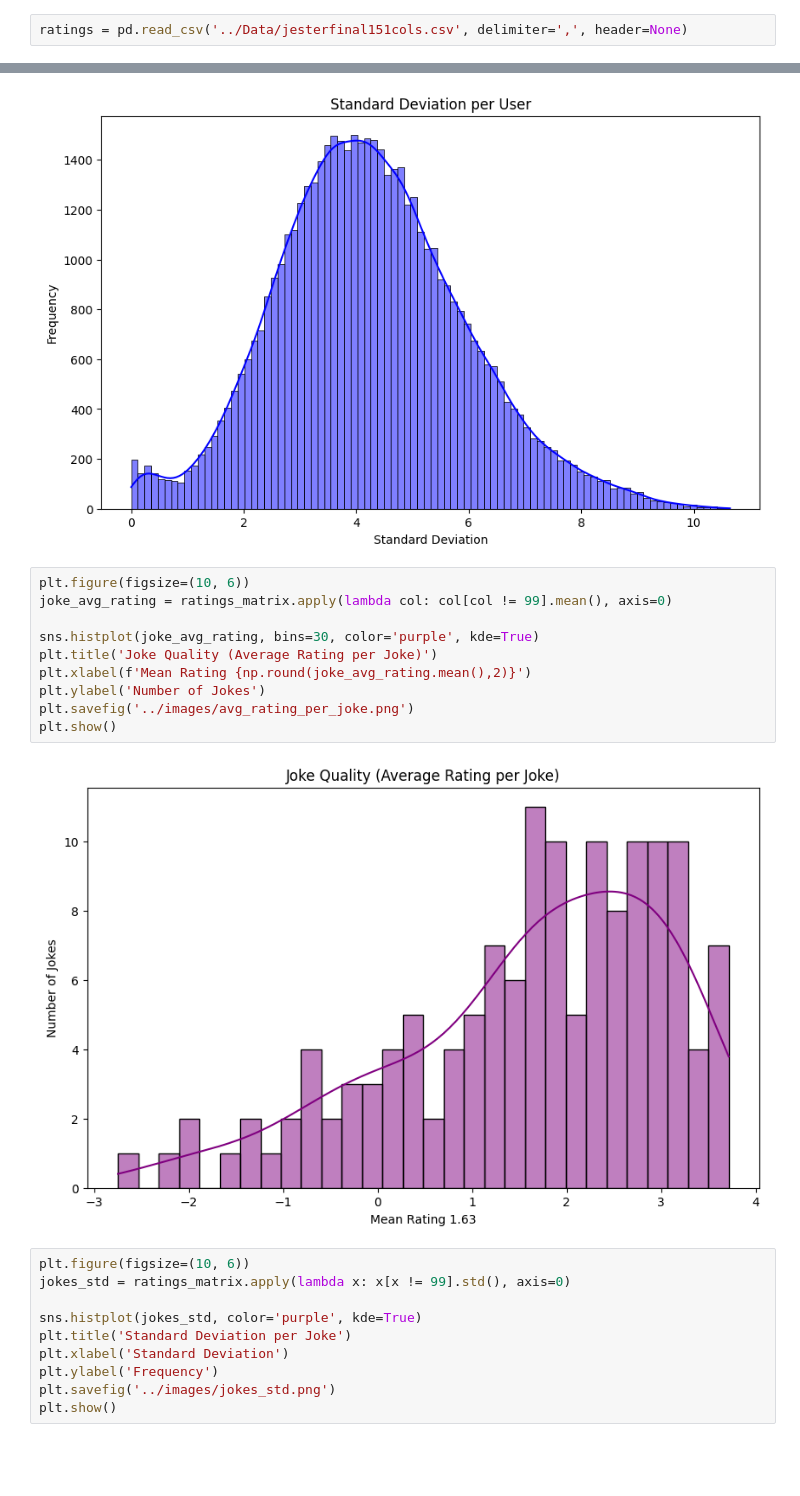
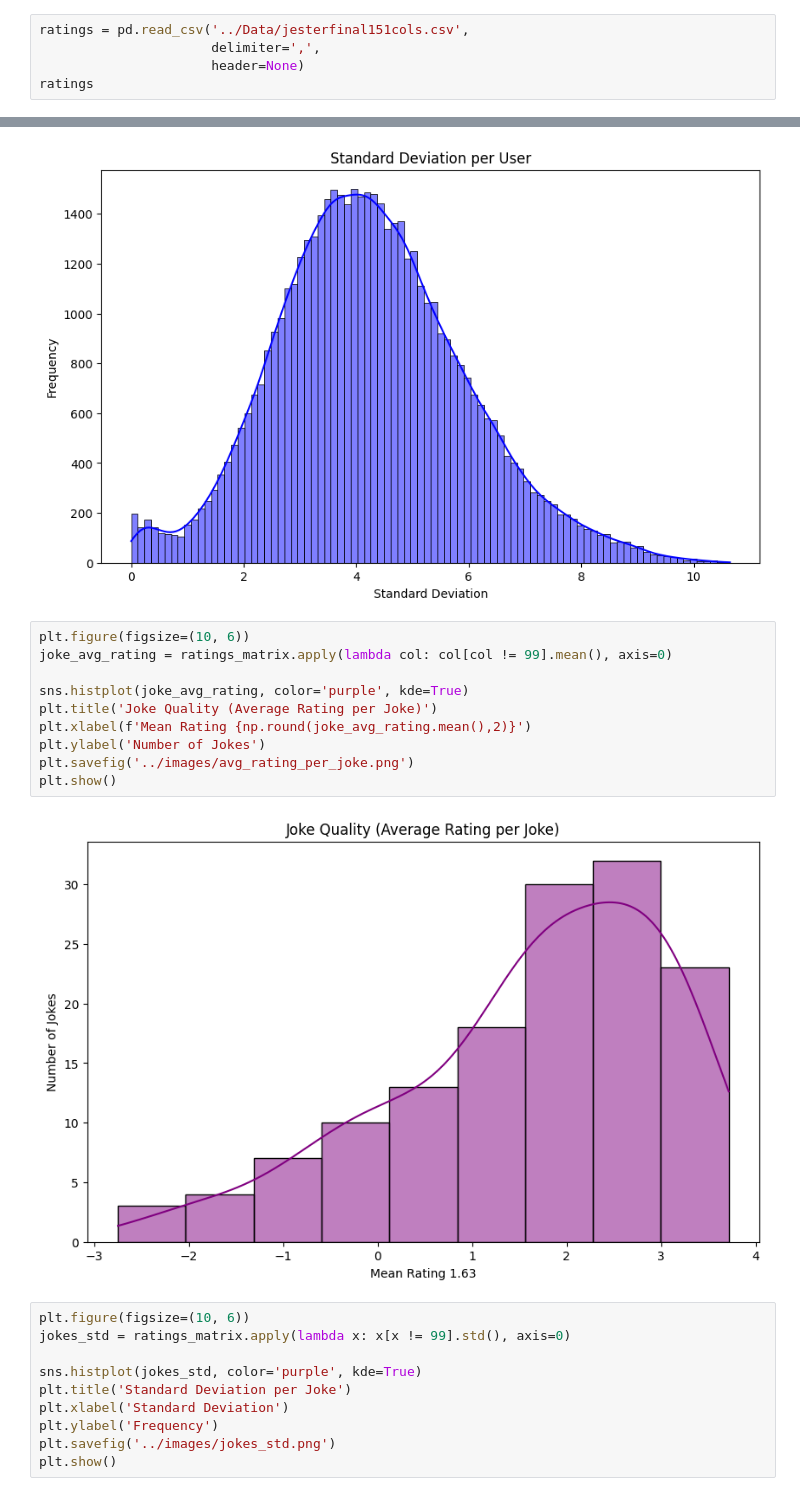
Before and after one commit to marto3344/Jokes-Recommender-System, a Jupyter notebook: notebooks/ratings_analysis.ipynb, the cells around one changed output, grey strips where cells are left out. Saved outputs shown, nothing was run; the diff lists cells and outputs as text; blank space fills up the shorter version.

Commit message:
more plots

```diff
--- a/notebooks/ratings_analysis.ipynb
+++ b/notebooks/ratings_analysis.ipynb
@@ -4,4 +4,7 @@ import pandas as pd
 import matplotlib.pyplot as plt
 import seaborn as sns
 # %%
-ratings = pd.read_csv('../Data/jesterfinal151cols.csv', delimiter=',', header=None)
+ratings = pd.read_csv('../Data/jesterfinal151cols.csv',
+                      delimiter=',',
+                      header=None)
+ratings
@@ -168,15 +185,15 @@ plt.show()
 # %%
 plt.figure(figsize=(10, 6))
 joke_avg_rating = ratings_matrix.apply(lambda col: col[col != 99].mean(), axis=0)
 
-sns.histplot(joke_avg_rating, bins=30, color='purple', kde=True)
+sns.histplot(joke_avg_rating, color='purple', kde=True)
 plt.title('Joke Quality (Average Rating per Joke)')
 plt.xlabel(f'Mean Rating {np.round(joke_avg_rating.mean(),2)}')
 plt.ylabel('Number of Jokes')
 plt.savefig('../images/avg_rating_per_joke.png')
 plt.show()
 # %% [output]
-[figure, old version]
+[figure, new version]
 # %%
 plt.figure(figsize=(10, 6))
 jokes_std = ratings_matrix.apply(lambda x: x[x != 99].std(), axis=0)
```
Also changed, not shown: parts of 1 cell of this notebook, 6 other files.
